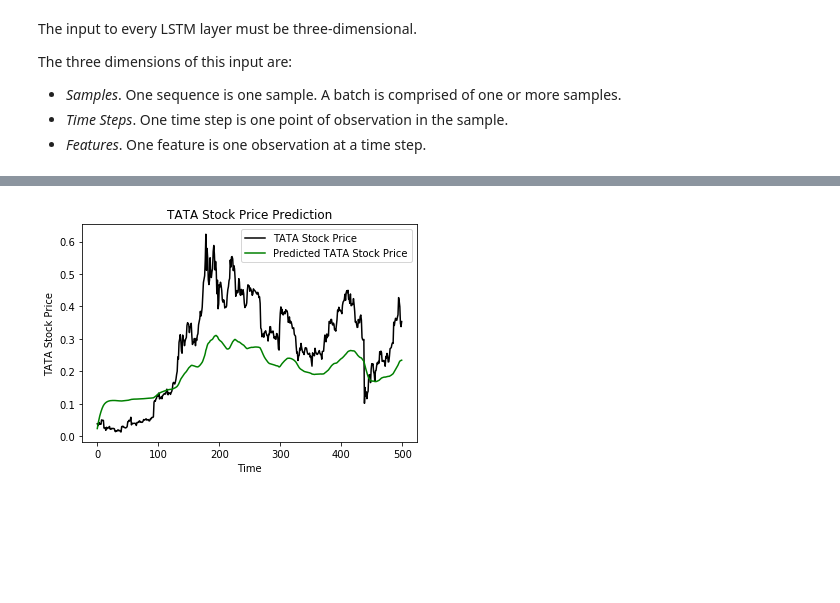
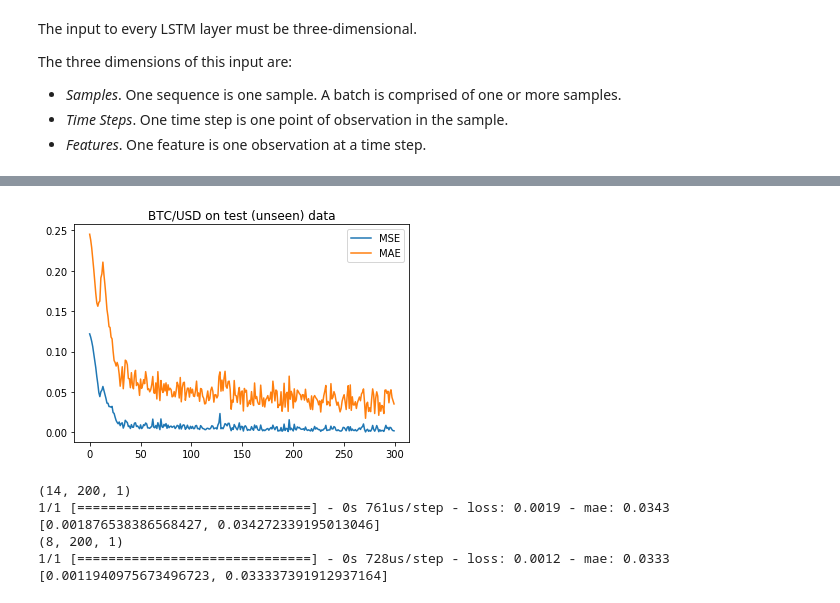
Before and after one commit to Drabble/CryptoPredictions, a Jupyter notebook: CryptoPredictions.ipynb, the cells around one changed output, grey strips where cells are left out. Cells and saved outputs as stored; diff of their text form; code cells hidden in the pictures; blank space fills up the shorter version.

Commit message:
Update crypto predictions ipynb

```diff
--- a/CryptoPredictions.ipynb
+++ b/CryptoPredictions.ipynb
@@ -240,0 +249,13 @@ _________________________________________________________________
+# %%
+# define model
+model = keras.models.Sequential()
+model.add(keras.layers.LSTM(20, input_shape=(timesteps,1),return_sequences=True, dropout=0.2)) # 500 time step, 1 feature , return_sequences=True
+model.add(keras.layers.LSTM(20, input_shape=(timesteps,1),return_sequences=True, dropout=0.2)) # 500 time step, 1 feature , return_sequences=True
+model.add(keras.layers.LSTM(20, input_shape=(timesteps,1),return_sequences=True, dropout=0.2)) # 500 time step, 1 feature , return_sequences=True
+model.add(keras.layers.LSTM(20, input_shape=(timesteps,1),return_sequences=True, dropout=0.2)) # 500 time step, 1 feature , return_sequences=True
+model.add(keras.layers.LSTM(20, input_shape=(timesteps,1),return_sequences=True, dropout=0.2)) # 500 time step, 1 feature , return_sequences=True
+model.add(keras.layers.LSTM(20, input_shape=(timesteps,1),return_sequences=True, dropout=0.2)) # 500 time step, 1 feature , return_sequences=True
+model.add(keras.layers.LSTM(20, input_shape=(timesteps,1), dropout=0.2)) # 500 time step, 1 feature , return_sequences=True
+model.add(keras.layers.Dense(30,activation='relu'))
+model.add(keras.layers.Dense(1, activation='relu')) # 1 or more samples
+model.summary()
@@ -241,13 +280,14 @@ _________________________________________________________________
 # %%
-# compile model
-# Root mean squared error (RMSE) is preferred over mean absolute error (MAE) for model error evaluation because RMSE gives relatively high weight to large errors.
+# Compile model
+# Root mean squared error (RMSE) is preferred over mean absolute error (MAE) for model error evaluation
+# because RMSE gives relatively high weight to large errors.
 def root_mean_squared_error(y_true, y_pred):
         return keras.backend.sqrt(keras.backend.mean(keras.backend.square(y_pred - y_true)))
-#opt = keras.optimizers.Adam(learning_rate=0.1)
-#model.compile(loss='mse', optimizer=opt)
-model.compile(loss='mse', optimizer='adam', metrics=['accuracy'])
-history = model.fit(trainX, trainY, epochs=10, shuffle=False, verbose=1)
-# save model to single file
-# later, perhaps run from another script
+# opt = keras.optimizers.Adam(learning_rate=0.1)
+# model.compile(loss='mse', optimizer=opt)
+model.compile(loss='mse', optimizer='adam', metrics=['mae'])
+history = model.fit(trainX, trainY, epochs=300, shuffle=False, verbose=1)
+# Save model to single file
+# Later, perhaps run from another script
 model.save('lstm_model.h5')
 # %% [output]
@@ -298,10 +310,0 @@ plt.show()
-# %%
-plt.plot(testX.reshape((500,1)), color = 'black', label = 'TATA Stock Price')
-plt.plot(testPredict[:,:,0].reshape((500,1)), color = 'green', label = 'Predicted TATA Stock Price')
-plt.title('TATA Stock Price Prediction')
-plt.xlabel('Time')
-plt.ylabel('TATA Stock Price')
-plt.legend()
-plt.show()
-# %% [output]
-[figure, removed]
@@ -322 +311,28 @@ plt.show()
+# %%
+# Plot the loss evolution
+plt.plot(history.history['loss'], label = 'MSE')
+plt.plot(history.history['mae'], label = 'MAE')
+plt.title('BTC/USD on test (unseen) data')
+ax.set_xlabel("Epochs")
+ax.set_ylabel("Error")
+plt.legend()
+plt.show()
+# %% [output]
+[figure, added]
+# %%
+# Evaluate model on test data
+print(trainX.shape)
+scores = model.evaluate(trainX, trainY, verbose=1)
+print(scores)
+
+print(testX.shape)
+scores = model.evaluate(testX, testY, verbose=1)
+print(scores)
+# %% [output]
+(14, 200, 1)
+1/1 [==============================] - 0s 761us/step - loss: 0.0019 - mae: 0.0343
+[0.001876538386568427, 0.034272339195013046]
+(8, 200, 1)
+1/1 [==============================] - 0s 728us/step - loss: 0.0012 - mae: 0.0333
+[0.0011940975673496723, 0.033337391912937164]
 # %%
```
Also changed, not shown: parts of 19 cells of this notebook.
